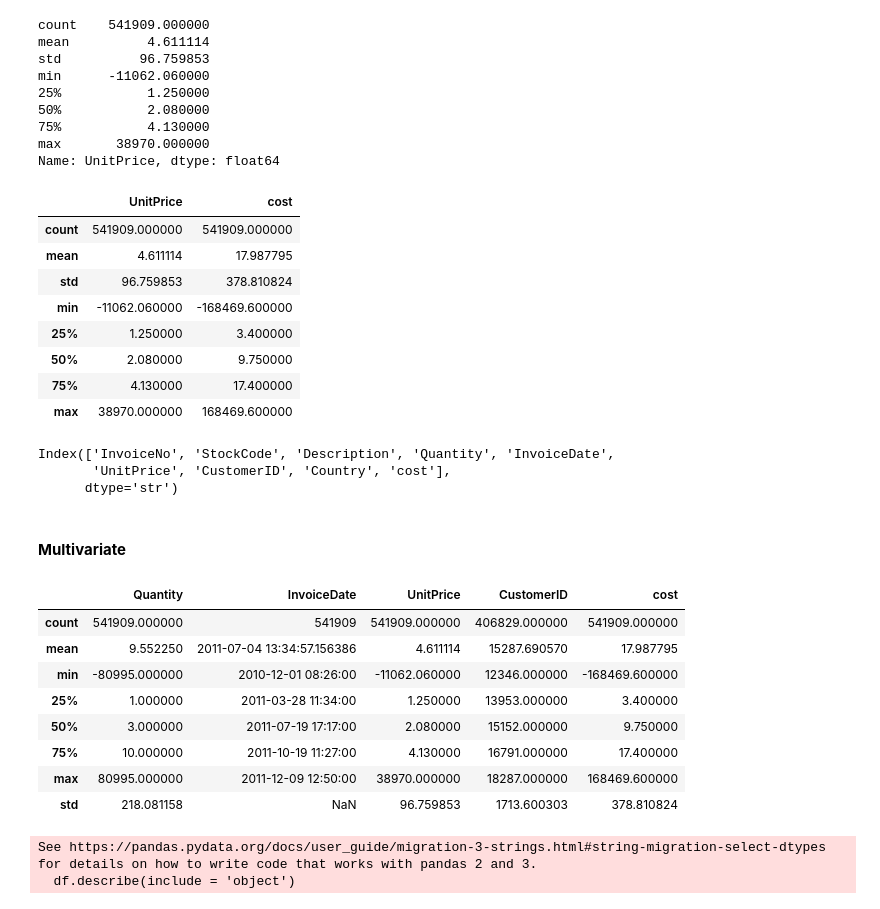
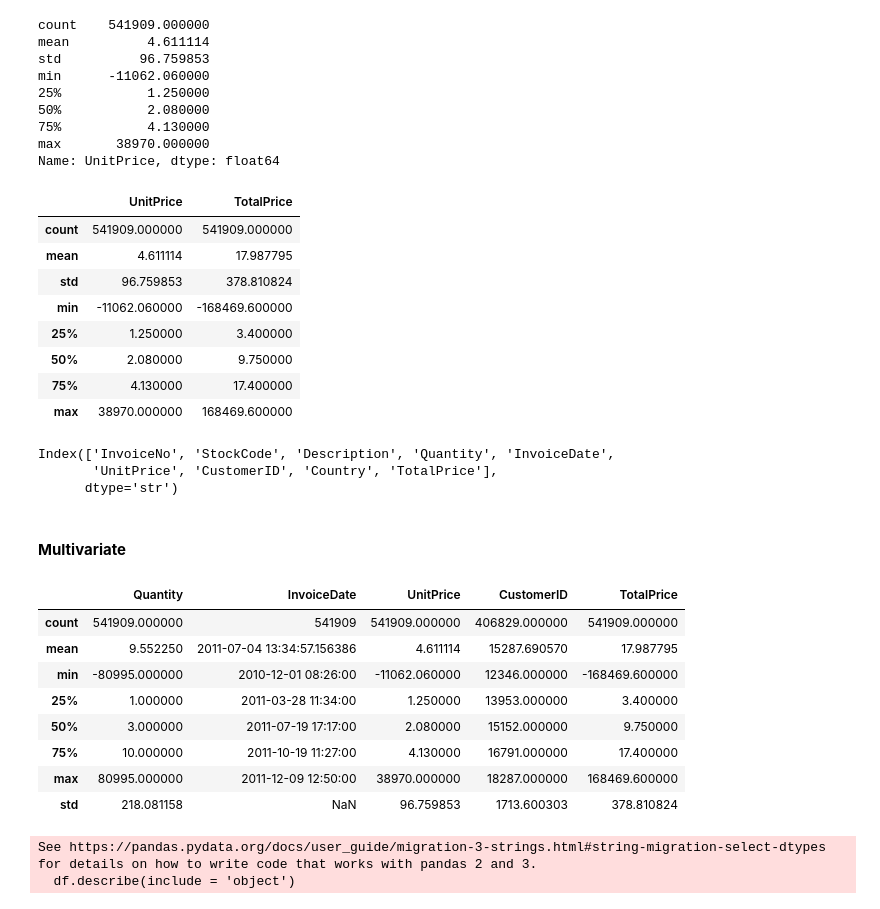
Before and after one commit to JosephRidge/ML-Recap, a Jupyter notebook: app.ipynb, the cells around one changed output. Saved outputs shown, nothing was run; the diff lists cells and outputs as text; code cells hidden in the pictures.

```diff
--- a/app.ipynb
+++ b/app.ipynb
@@ -81,7 +81,7 @@ Data columns (total 8 columns):
 dtypes: datetime64[us](1), float64(2), int64(1), object(3), str(1)
 memory usage: 33.1+ MB
 # %%
-df["cost"] = df["Quantity"] * df["UnitPrice"]
+df["TotalPrice"] = df["Quantity"] * df["UnitPrice"]
 # %%
 df.head()
 # %% [output]
@@ -161,9 +161,9 @@ min      -11062.060000
 max       38970.000000
 Name: UnitPrice, dtype: float64
 # %%
-df[["UnitPrice" , "cost"]].describe()
+df[["UnitPrice" , "TotalPrice"]].describe()
 # %% [output]
-|  | UnitPrice | cost |
+|  | UnitPrice | TotalPrice |
 | count | 541909.000000 | 541909.000000 |
 | mean | 4.611114 | 17.987795 |
 | std | 96.759853 | 378.810824 |
@@ -176,14 +176,14 @@ df[["UnitPrice" , "cost"]].describe()
 df.columns
 # %% [output]
 Index(['InvoiceNo', 'StockCode', 'Description', 'Quantity', 'InvoiceDate',
-       'UnitPrice', 'CustomerID', 'Country', 'cost'],
+       'UnitPrice', 'CustomerID', 'Country', 'TotalPrice'],
       dtype='str')
 # %% [markdown]
 #### **Multivariate**
 # %%
 df.describe()
 # %% [output]
-|  | Quantity | InvoiceDate | UnitPrice | CustomerID | cost |
+|  | Quantity | InvoiceDate | UnitPrice | CustomerID | TotalPrice |
 | count | 541909.000000 | 541909 | 541909.000000 | 406829.000000 | 541909.000000 |
 | mean | 9.552250 | 2011-07-04 13:34:57.156386 | 4.611114 | 15287.690570 | 17.987795 |
 | min | -80995.000000 | 2010-12-01 08:26:00 | -11062.060000 | 12346.000000 | -168469.600000 |
```
Also changed, not shown: parts of 56 cells of this notebook.
